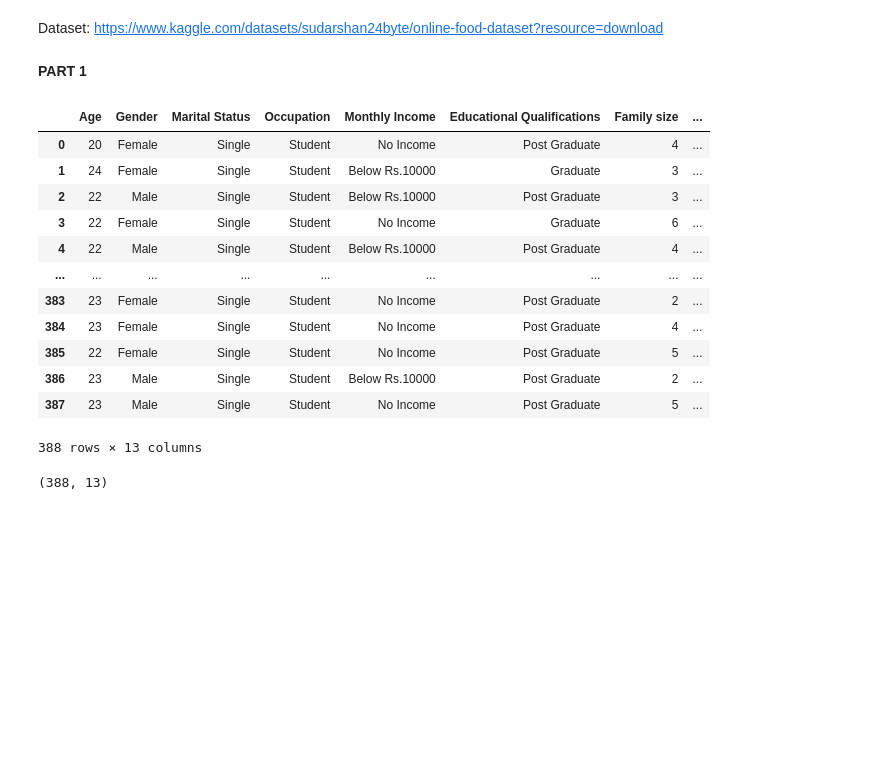
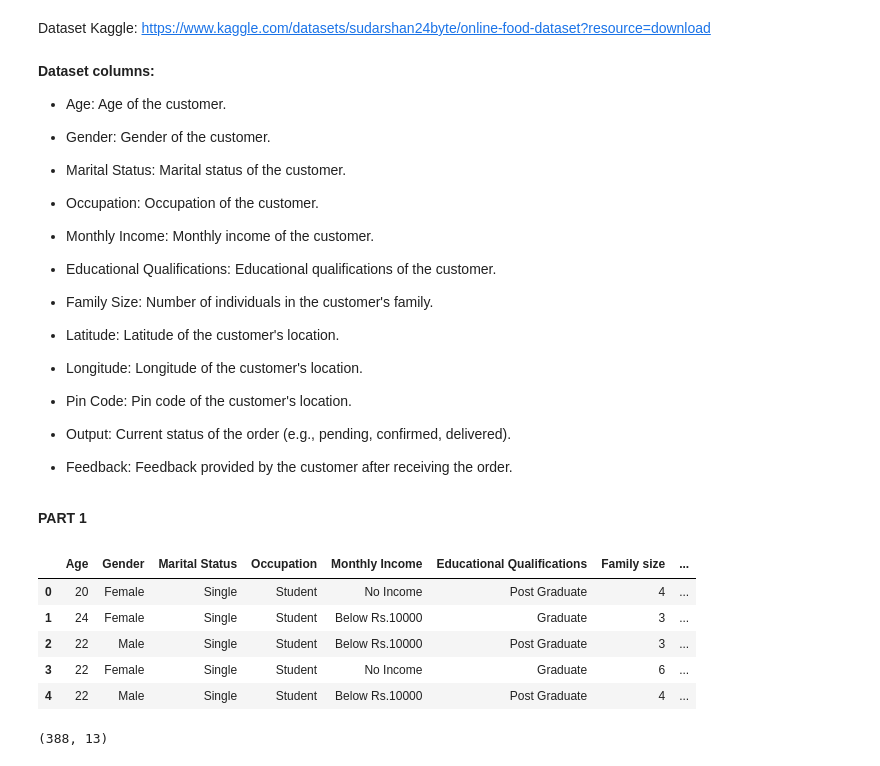
Before and after one commit to Mintu-Vipin/NPowerCanada_JuniorDataAnalyst, a Jupyter notebook: Group3_Online_Food.ipynb, the cells around one changed output. Saved outputs shown, nothing was run; the diff lists cells and outputs as text; code cells hidden in the pictures; blank space fills up the shorter version.

```diff
--- a/Group3_Online_Food.ipynb
+++ b/Group3_Online_Food.ipynb
@@ -1,7 +1,30 @@
 # %% [markdown]
 <a href="https://colab.research.google.com/github/Mintu-Vipin/NPowerCanada_JuniorDataAnalyst/blob/main/Group3_Online_Food.ipynb" target="_parent"><img src="https://colab.research.google.com/assets/colab-badge.svg" alt="Open In Colab"/></a>
 # %% [markdown]
-Dataset: https://www.kaggle.com/datasets/sudarshan24byte/online-food-dataset?resource=download
+Dataset Kaggle: https://www.kaggle.com/datasets/sudarshan24byte/online-food-dataset?resource=download
+# %% [markdown]
+**Dataset columns:**
+
+*   Age: Age of the customer.
+
+*   Gender: Gender of the customer.
+*   Marital Status: Marital status of the customer.
+
+*   Occupation: Occupation of the customer.
+*   Monthly Income: Monthly income of the customer.
+
+*   Educational Qualifications: Educational qualifications of the customer.
+
+*   Family Size: Number of individuals in the customer's family.
+
+*   Latitude: Latitude of the customer's location.
+
+*   Longitude: Longitude of the customer's location.
+*   Pin Code: Pin code of the customer's location.
+
+*   Output: Current status of the order (e.g., pending, confirmed, delivered).
+
+*   Feedback: Feedback provided by the customer after receiving the order.
 # %% [markdown]
 **PART 1**
 # %%
@@ -14,22 +39,17 @@ from ctypes import alignment
-# %%
-# Load the data
-# filepath ='https://www.kaggle.com/datasets/sudarshan24byte/online-food-dataset?resource=download'
-food_data = pd.read_csv('onlinefoods.csv')
-food_data
-# %% [output]
-|  | Age | Gender | Marital Status | Occupation | Monthly Income | Educational Qualifications | Family size | ... |
-| 0 | 20 | Female | Single | Student | No Income | Post Graduate | 4 | ... |
-| 1 | 24 | Female | Single | Student | Below Rs.10000 | Graduate | 3 | ... |
-| 2 | 22 | Male | Single | Student | Below Rs.10000 | Post Graduate | 3 | ... |
-| 3 | 22 | Female | Single | Student | No Income | Graduate | 6 | ... |
-| 4 | 22 | Male | Single | Student | Below Rs.10000 | Post Graduate | 4 | ... |
-| ... | ... | ... | ... | ... | ... | ... | ... | ... |
-| 383 | 23 | Female | Single | Student | No Income | Post Graduate | 2 | ... |
-| 384 | 23 | Female | Single | Student | No Income | Post Graduate | 4 | ... |
-| 385 | 22 | Female | Single | Student | No Income | Post Graduate | 5 | ... |
-| 386 | 23 | Male | Single | Student | Below Rs.10000 | Post Graduate | 2 | ... |
-| 387 | 23 | Male | Single | Student | No Income | Post Graduate | 5 | ... |
-388 rows × 13 columns
+# %%
+# Load the data
+
+# URL of the raw CSV file on GitHub
+filepath ='https://raw.githubusercontent.com/yommigold/NPower-Canada-JDA_Group_3/main/onlinefoods.csv'
+food_data = pd.read_csv(filepath)
+food_data.head()
+# %% [output]
+|  | Age | Gender | Marital Status | Occupation | Monthly Income | Educational Qualifications | Family size | ... |
+| 0 | 20 | Female | Single | Student | No Income | Post Graduate | 4 | ... |
+| 1 | 24 | Female | Single | Student | Below Rs.10000 | Graduate | 3 | ... |
+| 2 | 22 | Male | Single | Student | Below Rs.10000 | Post Graduate | 3 | ... |
+| 3 | 22 | Female | Single | Student | No Income | Graduate | 6 | ... |
+| 4 | 22 | Male | Single | Student | Below Rs.10000 | Post Graduate | 4 | ... |
 # %%
 # No of rows and columns in the dataset
 food_data.shape
```
Also changed, not shown: parts of 12 cells of this notebook.
